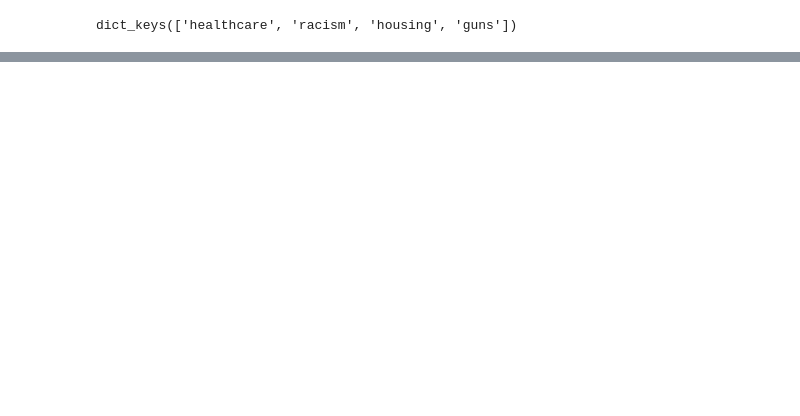
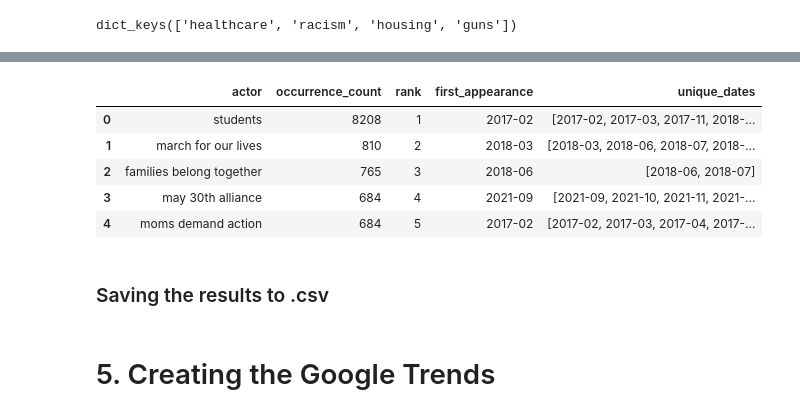
Before and after one commit to pablo-fdz/F-N_hw1, a Jupyter notebook: creating_gtrend_urls.ipynb, the cells around one changed output, grey strips where cells are left out. Cells and saved outputs as stored; diff of their text form; code cells hidden in the pictures; blank space fills up the shorter version.

```diff
--- a/creating_gtrend_urls.ipynb
+++ b/creating_gtrend_urls.ipynb
@@ -709,0 +884,11 @@ dict_keys(['healthcare', 'racism', 'housing', 'guns'])
+# %%
+guns_top_actors.head()
+# %% [output]
+|  | actor | occurrence_count | rank | first_appearance | unique_dates |
+| 0 | students | 8208 | 1 | 2017-02 | [2017-02, 2017-03, 2017-11, 2018-... |
+| 1 | march for our lives | 810 | 2 | 2018-03 | [2018-03, 2018-06, 2018-07, 2018-... |
+| 2 | families belong together | 765 | 3 | 2018-06 | [2018-06, 2018-07] |
+| 3 | may 30th alliance | 684 | 4 | 2021-09 | [2021-09, 2021-10, 2021-11, 2021-... |
+| 4 | moms demand action | 684 | 5 | 2017-02 | [2017-02, 2017-03, 2017-04, 2017-... |
+# %% [markdown]
+### Saving the results to .csv
@@ -709,0 +900,2 @@ dict_keys(['healthcare', 'racism', 'housing', 'guns'])
+# %% [markdown]
+# 5. Creating the Google Trends
```
Also changed, not shown: parts of 7 cells of this notebook, 4 other files.
